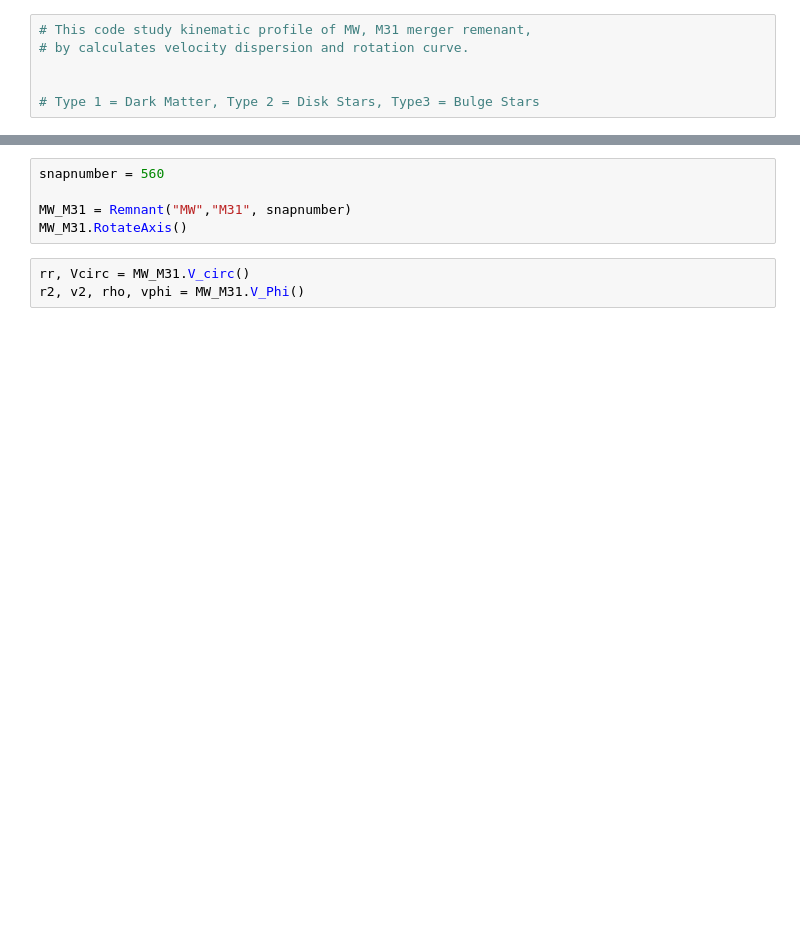
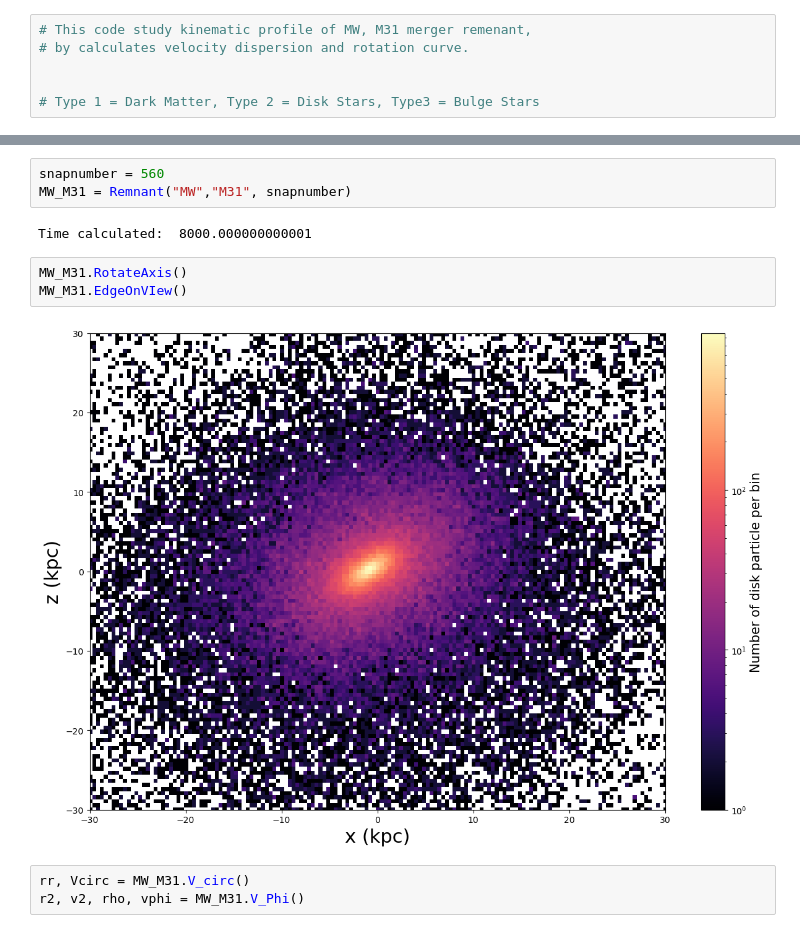
Before and after one commit to hina18201716/astr400b-25s, a Jupyter notebook: ra/ResearchAssignment.ipynb, the cells around one changed output, grey strips where cells are left out. Drawn from its saved outputs; the diff is of its cells as text; blank space fills up the shorter version.

```diff
--- a/ra/ResearchAssignment.ipynb
+++ b/ra/ResearchAssignment.ipynb
@@ -251,8 +245,13 @@ class Remnant:
 # %%
 snapnumber = 560
-
 MW_M31 = Remnant("MW","M31", snapnumber)
-MW_M31.RotateAxis()
+# %% [output]
+Time calculated:  8000.000000000001
+# %%
+MW_M31.RotateAxis()
+MW_M31.EdgeOnVIew()
+# %% [output]
+[figure, added]
 # %%
 rr, Vcirc = MW_M31.V_circ()
 r2, v2, rho, vphi = MW_M31.V_Phi()
```
Also changed, not shown: parts of 4 cells of this notebook.
